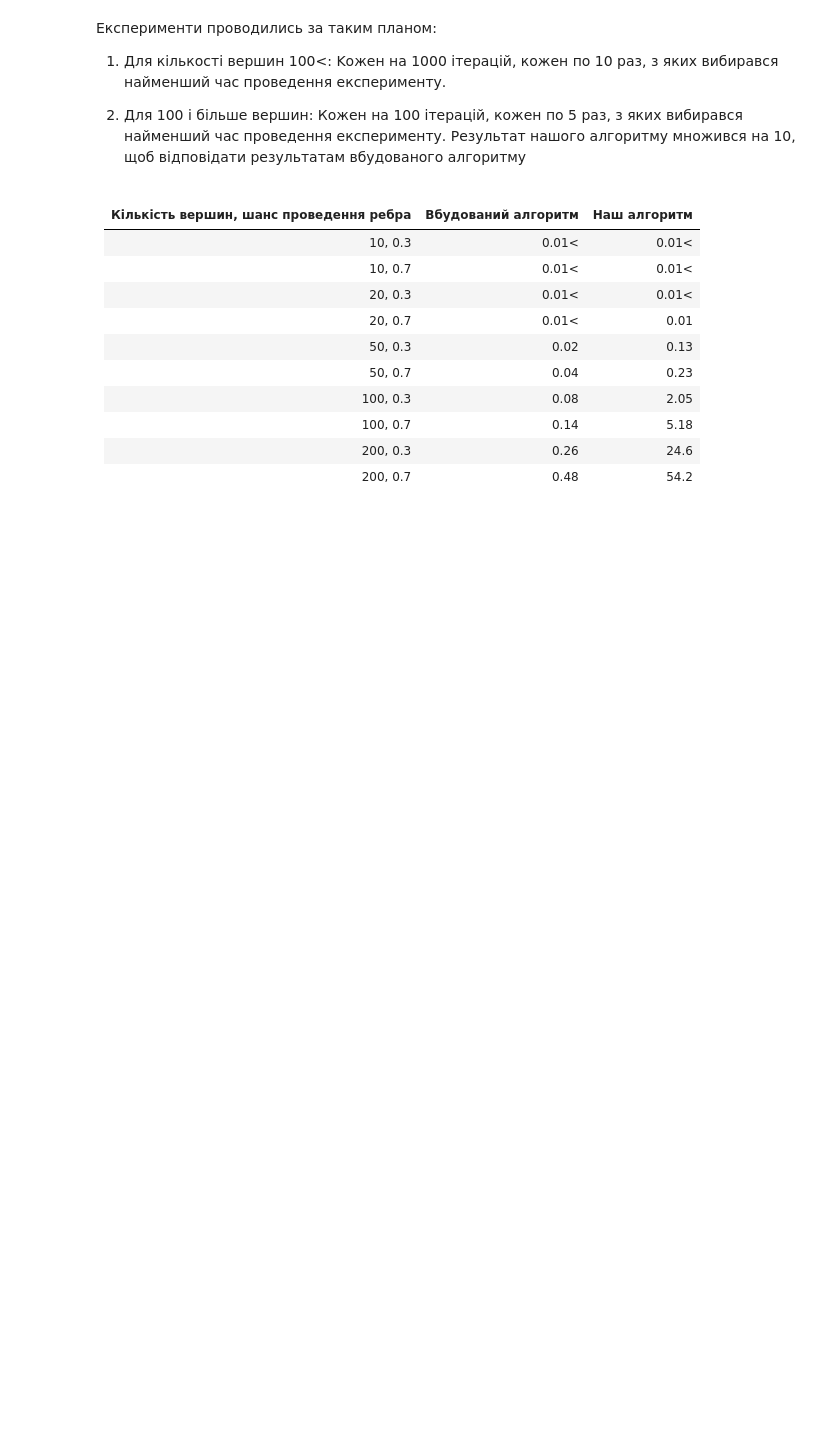
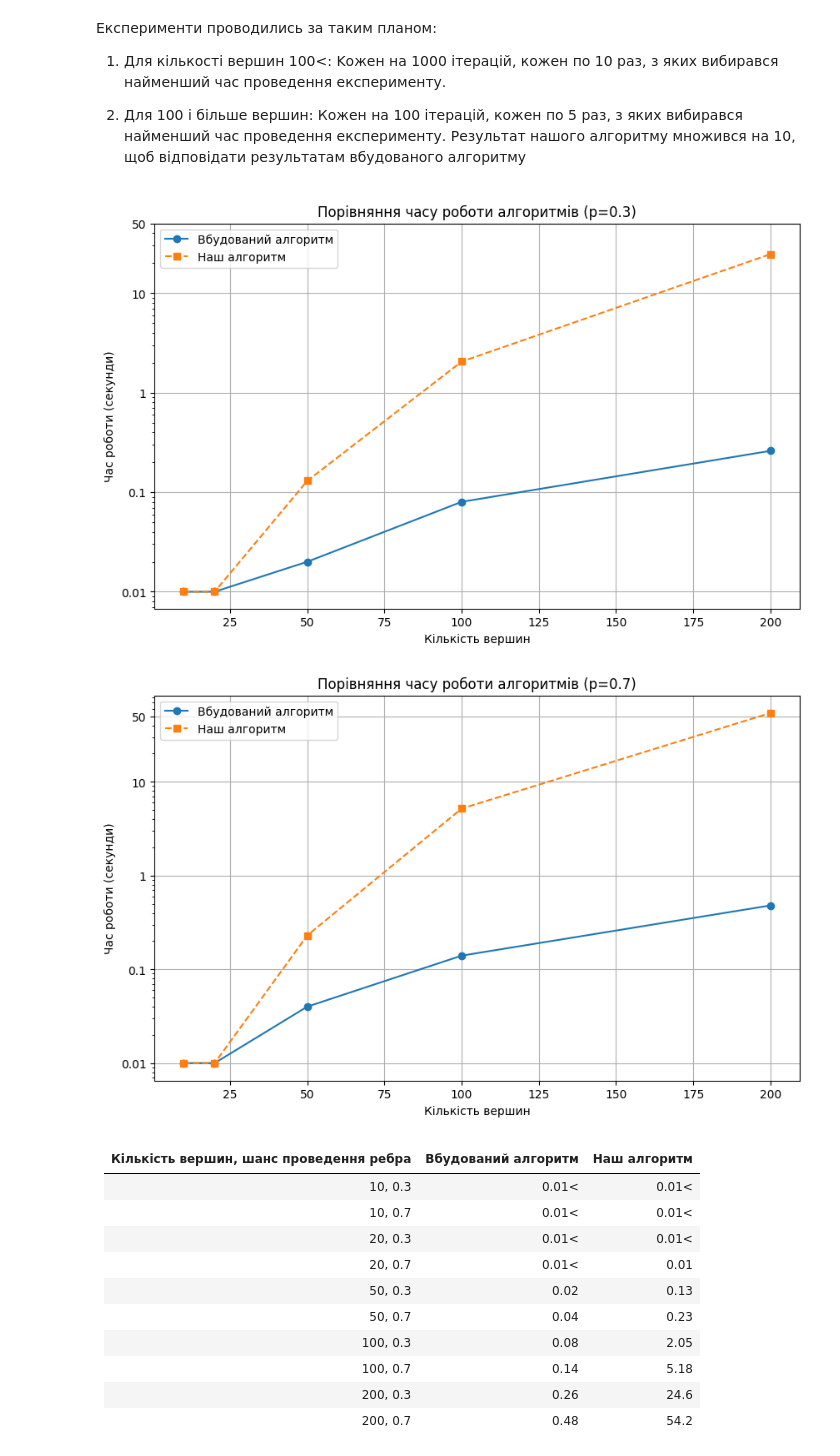
Before and after one commit to Oleksii-Lasiichuk/discrete_math_lab, a Jupyter notebook: Lab1_trees.ipynb, the cells around one changed output. Saved outputs shown, nothing was run; the diff lists cells and outputs as text; code cells hidden in the pictures; blank space fills up the shorter version.

Commit message:
graphs for prims algorithm

```diff
--- a/Lab1_trees.ipynb
+++ b/Lab1_trees.ipynb
@@ -602,6 +602,44 @@ Kожен на 1000 ітерацій, кожен по 10 раз, з яких в
 
 2. Для 100 і більше вершин:
 Кожен на 100 ітерацій, кожен по 5 раз, з яких вибирався найменший час проведення експерименту. Результат нашого алгоритму множився на 10, щоб відповідати результатам вбудованого алгоритму
+# %%
+import matplotlib.pyplot as plt
+
+def plot_graph_comparison(sizes, builtin_times, custom_times, probability):
+    """
+    Будує графік часу роботи двох алгоритмів.
+    """
+    plt.figure(figsize=(10, 6))
+    plt.plot(sizes, builtin_times, marker='o', linestyle='-', label='Вбудований алгоритм')
+    plt.plot(sizes, custom_times, marker='s', linestyle='--', label='Наш алгоритм')
+
+    plt.xlabel("Кількість вершин")
+    plt.ylabel("Час роботи (секунди)")
+    plt.title(f"Порівняння часу роботи алгоритмів (p={probability})")
+    plt.legend()
+    plt.grid(True)
+
+    # Робимо шкалу Y логарифмічною, але з нормальними підписами
+    plt.yscale("log")
+    plt.yticks([0.01, 0.1, 1, 10, 50], ["0.01", "0.1", "1", "10", "50"])
+
+    plt.show()
+
+
+sizes = [10, 20, 50, 100, 200]  # Кількість вершин
+builtin_times = [0.01, 0.01, 0.02, 0.08, 0.26]  # Час роботи вбудованого алгоритму
+custom_times = [0.01, 0.01, 0.13, 2.05, 24.6]  # Час роботи власного алгоритму
+
+plot_graph_comparison(sizes, builtin_times, custom_times, 0.3)
+# 0ю3 - це probability of edge occur, крч ймовірність того що ребро буде проведене
+
+builtin_times = [0.01, 0.01, 0.04, 0.14, 0.48]  # Час роботи вбудованого алгоритму
+custom_times = [0.01, 0.01, 0.23, 5.18, 54.2]  # Час роботи власного алгоритму
+
+plot_graph_comparison(sizes, builtin_times, custom_times, 0.7)
+# %% [output]
+[figure, added]
+[figure, added]
 # %% [markdown]
 | Кількість вершин, шанс проведення ребра | Вбудований алгоритм | Наш алгоритм |
 |-----------------------------------------|----------------------|-------------|
```
